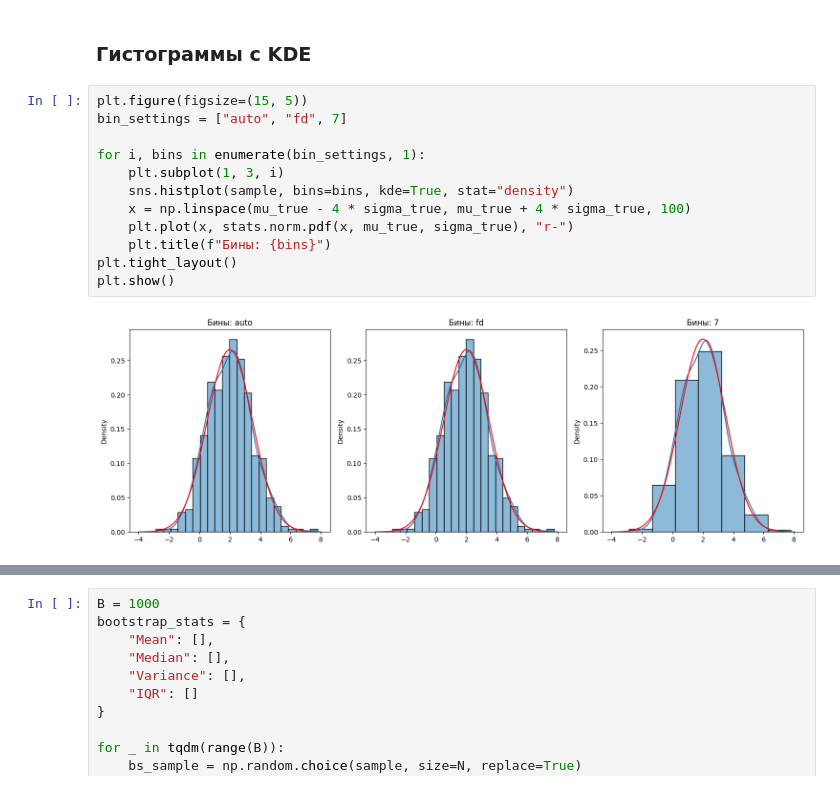
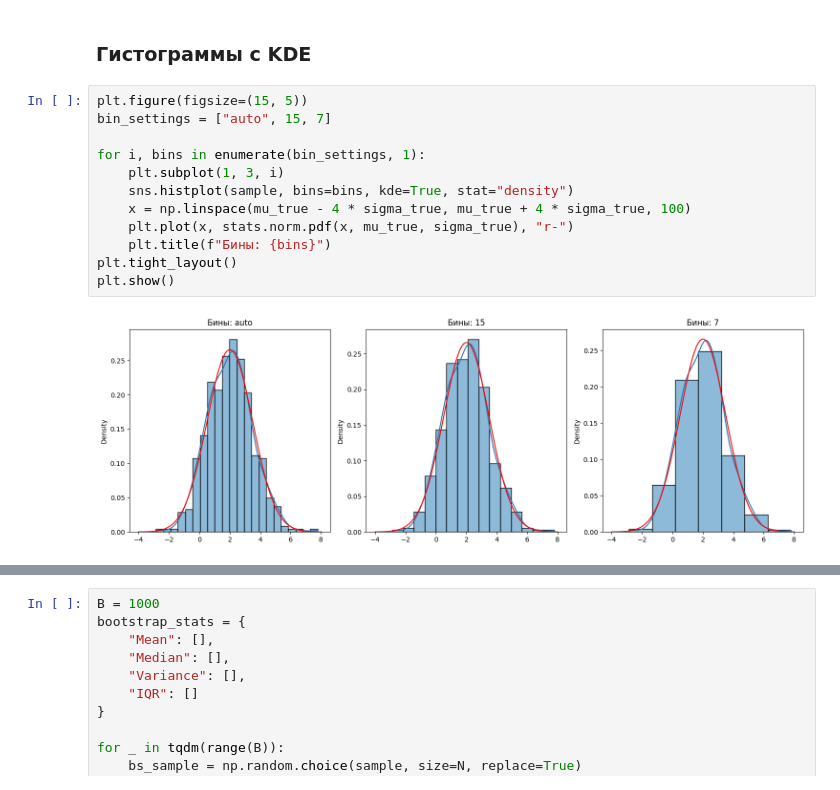
Before and after one commit to mezgou/labs-statistics-and-data-analysis, a Jupyter notebook: src/lab3/bootstrap_estimates.ipynb, the cells around one changed output, grey strips where cells are left out. Drawn from its saved outputs; the diff is of its cells as text.

```diff
--- a/src/lab3/bootstrap_estimates.ipynb
+++ b/src/lab3/bootstrap_estimates.ipynb
@@ -74,17 +74,17 @@ IQR: 2.0056
 ### Гистограммы с KDE
 # %%
 plt.figure(figsize=(15, 5))
-bin_settings = ["auto", "fd", 7]
+bin_settings = ["auto", 15, 7]
 
 for i, bins in enumerate(bin_settings, 1):
     plt.subplot(1, 3, i)
     sns.histplot(sample, bins=bins, kde=True, stat="density")
     x = np.linspace(mu_true - 4 * sigma_true, mu_true + 4 * sigma_true, 100)
     plt.plot(x, stats.norm.pdf(x, mu_true, sigma_true), "r-")
     plt.title(f"Бины: {bins}")
 plt.tight_layout()
 plt.show()
 # %% [output]
-[figure, old version]
+[figure, new version]
 # %% [markdown]
 ## Бутстрап-оценки
```
Also changed, not shown: parts of 3 cells of this notebook, 3 other files.
